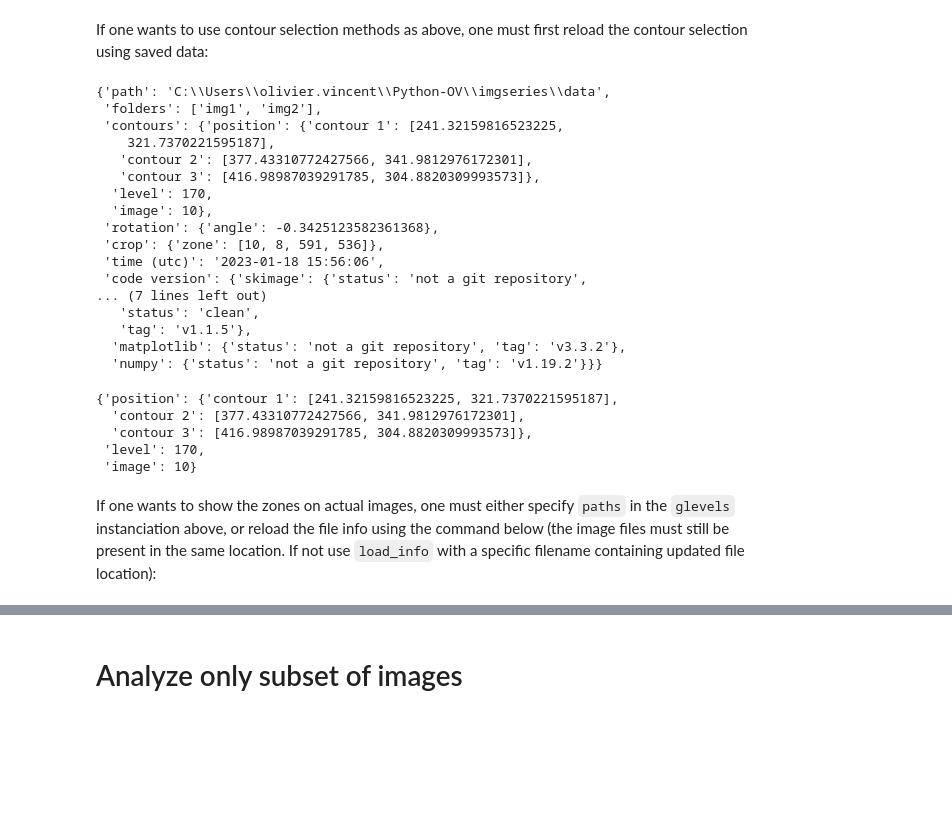
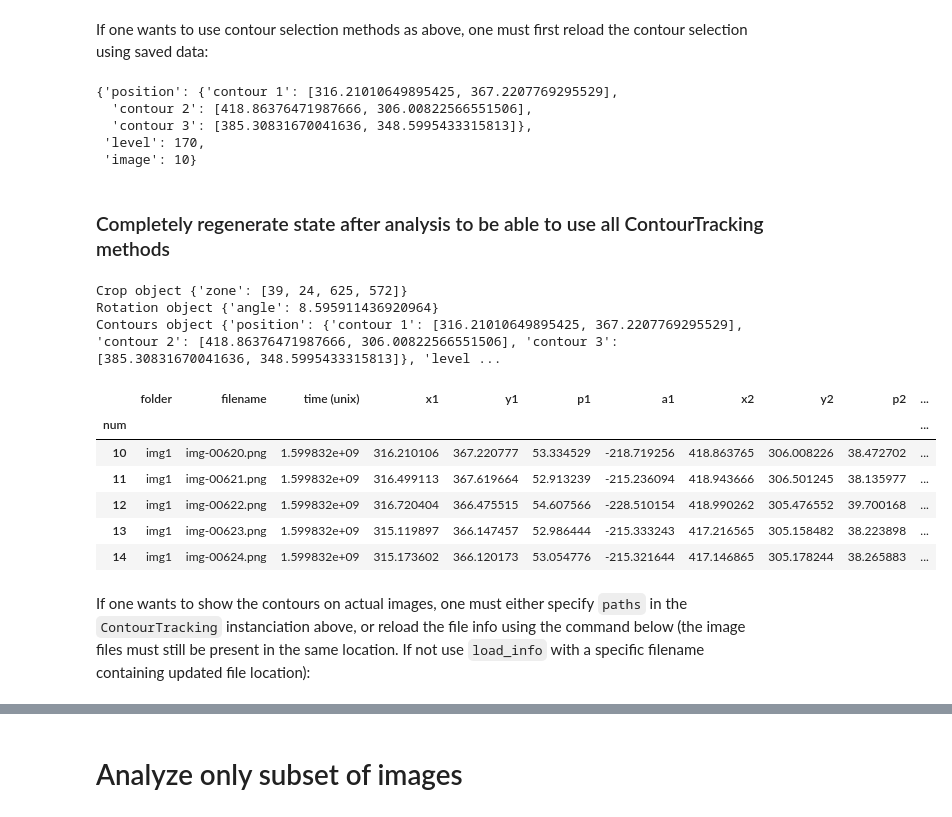
Before and after one commit to ovinc/imgseries, a Jupyter notebook: Examples_ContourTracking.ipynb, the cells around one changed output, grey strips where cells are left out. Drawn from its saved outputs; the diff is of its cells as text; code cells hidden in the pictures; blank space fills up the shorter version.

Commit message:
Add regenerate() method to Analysis classes

```diff
--- a/Examples_ContourTracking.ipynb
+++ b/Examples_ContourTracking.ipynb
@@ -128,0 +126,3 @@ data.head()
+# %%
+metadata = ct.load_metadata()
+metadata
@@ -129,31 +147,13 @@ data.head()
 # %% [markdown]
 If one wants to use contour selection methods as above, one must first reload the contour selection using saved data:
-# %%
-ct.load_metadata()
-# %% [output]
-{'path': 'C:\\Users\\olivier.vincent\\Python-OV\\imgseries\\data',
- 'folders': ['img1', 'img2'],
- 'contours': {'position': {'contour 1': [241.32159816523225,
-    321.7370221595187],
-   'contour 2': [377.43310772427566, 341.9812976172301],
-   'contour 3': [416.98987039291785, 304.8820309993573]},
-  'level': 170,
-  'image': 10},
- 'rotation': {'angle': -0.3425123582361368},
- 'crop': {'zone': [10, 8, 591, 536]},
- 'time (utc)': '2023-01-18 15:56:06',
- 'code version': {'skimage': {'status': 'not a git repository',
-... (7 lines left out)
-   'status': 'clean',
-   'tag': 'v1.1.5'},
-  'matplotlib': {'status': 'not a git repository', 'tag': 'v3.3.2'},
-  'numpy': {'status': 'not a git repository', 'tag': 'v1.19.2'}}}
 # %%
 ct.contours.load()
 ct.contours.data
 # %% [output]
-{'position': {'contour 1': [241.32159816523225, 321.7370221595187],
-  'contour 2': [377.43310772427566, 341.9812976172301],
-  'contour 3': [416.98987039291785, 304.8820309993573]},
+{'position': {'contour 1': [316.21010649895425, 367.2207769295529],
+  'contour 2': [418.86376471987666, 306.00822566551506],
+  'contour 3': [385.30831670041636, 348.5995433315813]},
  'level': 170,
  'image': 10}
+# %% [markdown]
+### Completely regenerate state after analysis to be able to use all ContourTracking methods
@@ -160,5 +162,21 @@ ct.contours.data
+# %%
+print(ct.crop)
+print(ct.rotation)
+print(ct.contours)
+ct.data.head()
+# %% [output]
+Crop object {'zone': [39, 24, 625, 572]}
+Rotation object {'angle': 8.595911436920964}
+Contours object {'position': {'contour 1': [316.21010649895425, 367.2207769295529], 'contour 2': [418.86376471987666, 306.00822566551506], 'contour 3': [385.30831670041636, 348.5995433315813]}, 'level ...
+|  | folder | filename | time (unix) | x1 | y1 | p1 | a1 | x2 | y2 | p2 | ... |
+| num |  |  |  |  |  |  |  |  |  |  | ... |
+| 10 | img1 | img-00620.png | 1.599832e+09 | 316.210106 | 367.220777 | 53.334529 | -218.719256 | 418.863765 | 306.008226 | 38.472702 | ... |
+| 11 | img1 | img-00621.png | 1.599832e+09 | 316.499113 | 367.619664 | 52.913239 | -215.236094 | 418.943666 | 306.501245 | 38.135977 | ... |
+| 12 | img1 | img-00622.png | 1.599832e+09 | 316.720404 | 366.475515 | 54.607566 | -228.510154 | 418.990262 | 305.476552 | 39.700168 | ... |
+| 13 | img1 | img-00623.png | 1.599832e+09 | 315.119897 | 366.147457 | 52.986444 | -215.333243 | 417.216565 | 305.158482 | 38.223898 | ... |
+| 14 | img1 | img-00624.png | 1.599832e+09 | 315.173602 | 366.120173 | 53.054776 | -215.321644 | 417.146865 | 305.178244 | 38.265883 | ... |
 # %% [markdown]
-If one wants to show the zones on actual images, one must either specify `paths` in the `glevels` instanciation above, or reload the file info using the command below (the image files must still be present in the same location. If not use `load_info` with a specific filename containing updated file location):
+If one wants to show the contours on actual images, one must either specify `paths` in the `ContourTracking` instanciation above, or reload the file info using the command below (the image files must still be present in the same location. If not use `load_info` with a specific filename containing updated file location):
 # %%
 ct.load_info()  # use default filename, or:
 ct.load_info('Img_Files_Saved.tsv')
```
Also changed, not shown: parts of 14 cells of this notebook, 12 other files.
